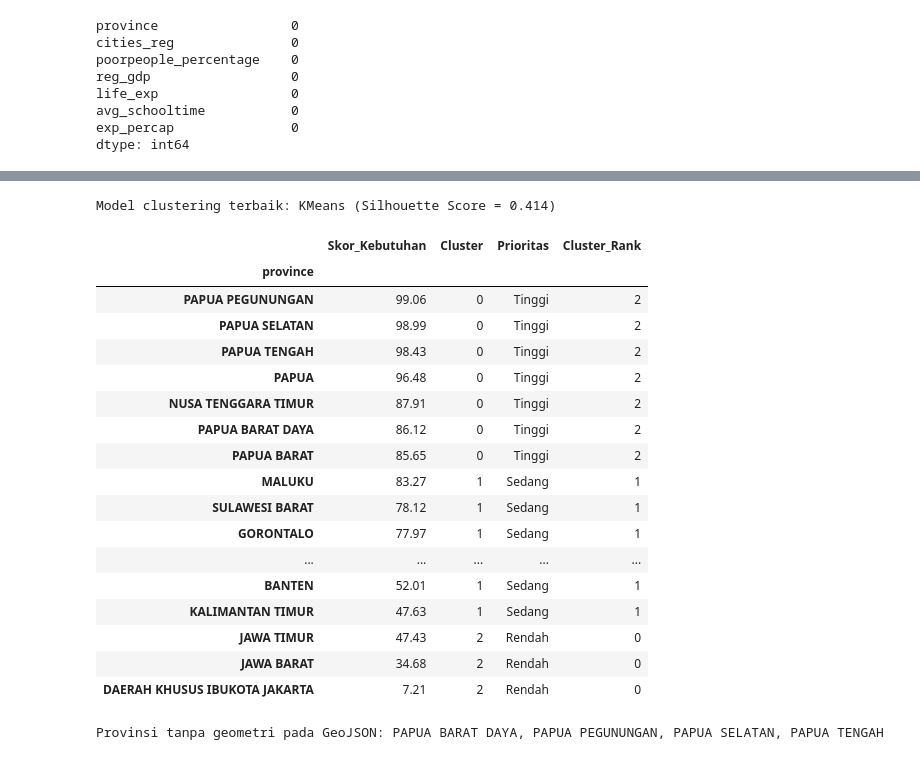
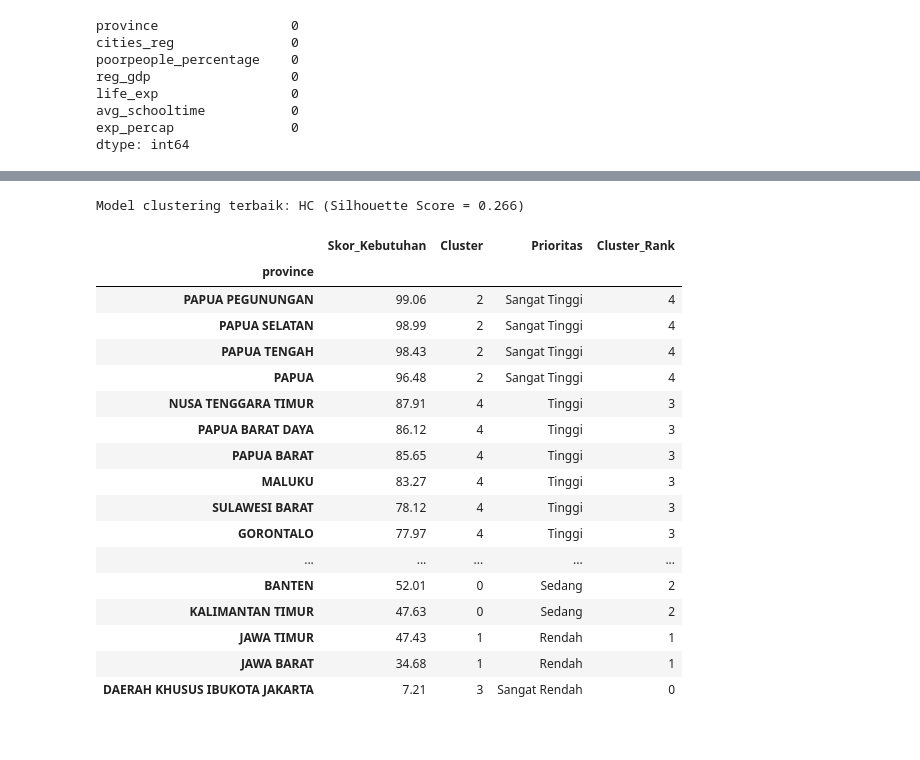
Before and after one commit to J1xes29/data_mining, a Jupyter notebook: main.ipynb, the cells around one changed output, grey strips where cells are left out. Drawn from its saved outputs; the diff is of its cells as text; code cells hidden in the pictures.

```diff
--- a/main.ipynb
+++ b/main.ipynb
@@ -81,11 +81,3 @@ life_exp                 0
 avg_schooltime           0
 exp_percap               0
 dtype: int64
-# %%
-# Standarisasi nama provinsi yang beda penulisan antar dataset
-name_fix = {
-    'DI YOGYAKARTA': 'DAERAH ISTIMEWA YOGYAKARTA',
-    'DKI JAKARTA': 'DAERAH KHUSUS IBUKOTA JAKARTA',
-}
-df_bps['province'] = df_bps['province'].str.strip().str.upper().replace(name_fix)
-df_bkpm['province'] = df_bkpm['province'].str.strip().str.upper()
@@ -171,7 +161,7 @@ X_scaled_df.head()
 | BENGKULU | 0.246417 | -0.430916 | -0.532099 | 0.239056 | -0.027201 | -0.674949 | ... |
 | DAERAH ISTIMEWA YOGYAKARTA | 0.023337 | -0.172784 | 1.988682 | 1.338094 | 1.568600 | -1.222984 | ... |
 # %%
-n_clusters = 3 # Asumsi 3 tier: Maju, Berkembang, Tertinggal
+n_clusters = 5
 
 # 1. K-Means
 kmeans = KMeans(n_clusters=n_clusters, random_state=42)
@@ -233,19 +223,3 @@ eval_df.sort_values(by='Silhouette Score (Higher is Better)', ascending=False)
-# %%
-# Standarisasi nama provinsi di GeoJSON dulu
-for feature in geojson['features']:
-    feature['properties'][province_key] = str(
-        feature['properties'][province_key]
-    ).strip().upper()
-
-# Mapping nama GeoJSON -> nama standar yang dipakai df_merged
-geojson_name_fix = {
-    'BANGKA-BELITUNG': 'KEPULAUAN BANGKA BELITUNG',
-    'JAKARTA RAYA': 'DAERAH KHUSUS IBUKOTA JAKARTA',
-    'YOGYAKARTA': 'DAERAH ISTIMEWA YOGYAKARTA',
-}
-for feature in geojson['features']:
-    current = feature['properties'][province_key]
-    feature['properties'][province_key] = geojson_name_fix.get(current, current)
 # %%
 from IPython.display import display
 from sklearn.preprocessing import MinMaxScaler
@@ -262,7 +236,7 @@ print(f"Model clustering terbaik: {best_model_name} "
 
 df_merged['Cluster_Final'] = df_merged[best_cluster_col]
 
-# 2. Skor kebutuhan tetap dihitung, tapi sekarang untuk MEMBERI MAKNA pada tiap cluster
+# 2. Skor kebutuhan untuk MEMBERI MAKNA pada tiap cluster
 score_features = {
     'poorpeople_percentage': 1,
     'reg_gdp': -1,
@@ -286,9 +260,9 @@ priority_df = pd.DataFrame(index=df_merged.index)
 priority_df['Skor_Kebutuhan'] = normalized.mean(axis=1) * 100
 priority_df['Cluster'] = df_merged['Cluster_Final']
 
-# 3. Urutkan cluster berdasarkan rata-rata skor kebutuhan -> beri label & rank
+# 3. Urutkan cluster berdasarkan rata-rata skor kebutuhan -> beri 5 label & rank
 cluster_avg_score = priority_df.groupby('Cluster')['Skor_Kebutuhan'].mean().sort_values(ascending=False)
-labels_order = ['Tinggi', 'Sedang', 'Rendah']
+labels_order = ['Sangat Tinggi', 'Tinggi', 'Sedang', 'Rendah', 'Sangat Rendah']
 label_map = {cid: labels_order[i] if i < len(labels_order) else f'Cluster {cid}'
              for i, cid in enumerate(cluster_avg_score.index)}
 rank_map = {cid: i for i, cid in enumerate(cluster_avg_score.index[::-1])}
@@ -328,52 +302,57 @@ map_data = priority_df.reset_index()
 map_data['province'] = map_data['province'].str.strip().str.upper()
 geojson_provinces = {
     feature['properties'][province_key]
     for feature in geojson['features']
 }
 missing_geometry = sorted(set(map_data['province']) - geojson_provinces)
-if missing_geometry:
-    print('Provinsi tanpa geometri pada GeoJSON:', ', '.join(missing_geometry))
 
 m = folium.Map(location=[-2.5, 118], zoom_start=5, tiles='CartoDB positron')
 folium.Choropleth(
     geo_data=geojson,
     data=map_data,
     columns=['province', 'Cluster_Rank'],
     key_on=f'feature.properties.{province_key}',
     fill_color='YlOrRd',
     fill_opacity=0.75,
     line_opacity=0.25,
     nan_fill_color='lightgray',
     nan_fill_opacity=0.35,
-    legend_name=f'Cluster hasil {best_model_name} (semakin gelap = semakin butuh prioritas)'
+    legend_name=f'Cluster hasil {best_model_name} (skala 5 kategori: semakin merah gelap = semakin butuh prioritas)'
 ).add_to(m)
 
 folium.GeoJson(
     geojson,
     name='Nama Provinsi',
+    style_function=lambda feature: {
+        'fillOpacity': 0,
+        'color': 'transparent',
+        'weight': 0
+    },
+    highlight_function=lambda feature: {
+        'weight': 0
+    },
     tooltip=folium.GeoJsonTooltip(fields=[province_key], aliases=['Provinsi:'])
 ).add_to(m)
 folium.LayerControl().add_to(m)
 display(m)
 # %% [output]
-Model clustering terbaik: KMeans (Silhouette Score = 0.414)
+Model clustering terbaik: HC (Silhouette Score = 0.266)
 |  | Skor_Kebutuhan | Cluster | Prioritas | Cluster_Rank |
 | province |  |  |  |  |
-| PAPUA PEGUNUNGAN | 99.06 | 0 | Tinggi | 2 |
-| PAPUA SELATAN | 98.99 | 0 | Tinggi | 2 |
-| PAPUA TENGAH | 98.43 | 0 | Tinggi | 2 |
-| PAPUA | 96.48 | 0 | Tinggi | 2 |
-| NUSA TENGGARA TIMUR | 87.91 | 0 | Tinggi | 2 |
-| PAPUA BARAT DAYA | 86.12 | 0 | Tinggi | 2 |
-| PAPUA BARAT | 85.65 | 0 | Tinggi | 2 |
-| MALUKU | 83.27 | 1 | Sedang | 1 |
-| SULAWESI BARAT | 78.12 | 1 | Sedang | 1 |
-| GORONTALO | 77.97 | 1 | Sedang | 1 |
+| PAPUA PEGUNUNGAN | 99.06 | 2 | Sangat Tinggi | 4 |
+| PAPUA SELATAN | 98.99 | 2 | Sangat Tinggi | 4 |
+| PAPUA TENGAH | 98.43 | 2 | Sangat Tinggi | 4 |
+| PAPUA | 96.48 | 2 | Sangat Tinggi | 4 |
+| NUSA TENGGARA TIMUR | 87.91 | 4 | Tinggi | 3 |
+| PAPUA BARAT DAYA | 86.12 | 4 | Tinggi | 3 |
+| PAPUA BARAT | 85.65 | 4 | Tinggi | 3 |
+| MALUKU | 83.27 | 4 | Tinggi | 3 |
+| SULAWESI BARAT | 78.12 | 4 | Tinggi | 3 |
+| GORONTALO | 77.97 | 4 | Tinggi | 3 |
 | ... | ... | ... | ... | ... |
-| BANTEN | 52.01 | 1 | Sedang | 1 |
-| KALIMANTAN TIMUR | 47.63 | 1 | Sedang | 1 |
-| JAWA TIMUR | 47.43 | 2 | Rendah | 0 |
-| JAWA BARAT | 34.68 | 2 | Rendah | 0 |
-| DAERAH KHUSUS IBUKOTA JAKARTA | 7.21 | 2 | Rendah | 0 |
+| BANTEN | 52.01 | 0 | Sedang | 2 |
+| KALIMANTAN TIMUR | 47.63 | 0 | Sedang | 2 |
+| JAWA TIMUR | 47.43 | 1 | Rendah | 1 |
+| JAWA BARAT | 34.68 | 1 | Rendah | 1 |
+| DAERAH KHUSUS IBUKOTA JAKARTA | 7.21 | 3 | Sangat Rendah | 0 |
-Provinsi tanpa geometri pada GeoJSON: PAPUA BARAT DAYA, PAPUA PEGUNUNGAN, PAPUA SELATAN, PAPUA TENGAH
 [interactive output not drawn]
```
Also changed, not shown: parts of 2 cells of this notebook.
